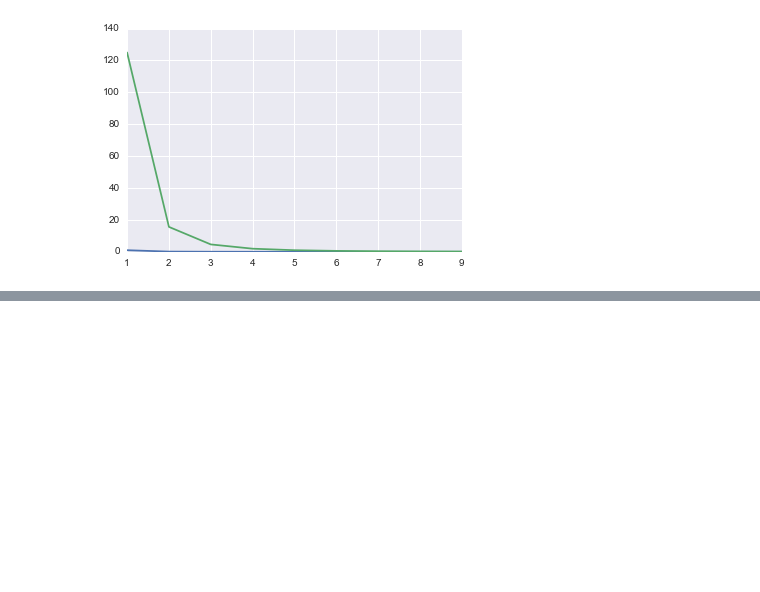
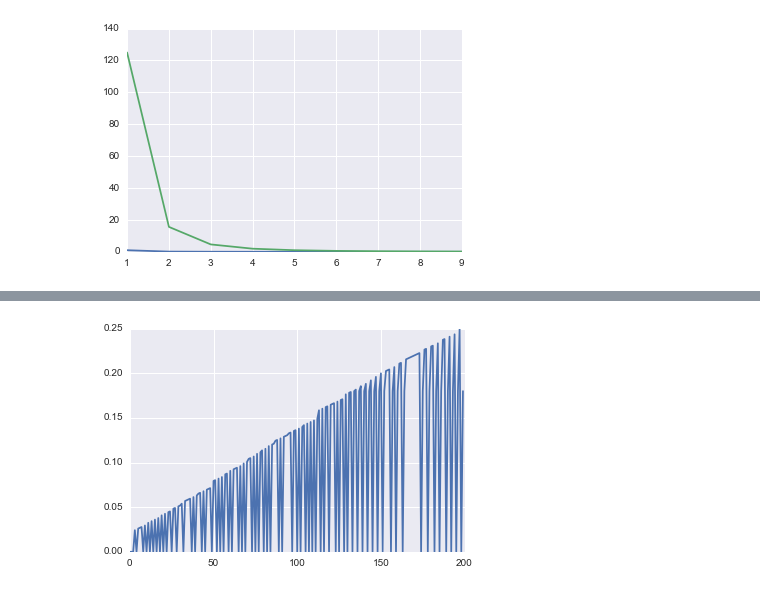
Before and after one commit to nathendel/marshall-lab, a Jupyter notebook: agent-based-ift.ipynb, the cells around one changed output, grey strips where cells are left out. Saved outputs shown, nothing was run; the diff lists cells and outputs as text; code cells hidden in the pictures; blank space fills up the shorter version.

```diff
--- a/agent-based-ift.ipynb
+++ b/agent-based-ift.ipynb
@@ -1089,0 +1028,4 @@ run(Cell2(L=0,N=50,trans_speed=1.8/10,avalanche_on=True,L_mod=True, build_size=.
+# %%
+plt.plot(bind.motors[0].track[0:200]);
+# %% [output]
+[figure, added]
```
Also changed, not shown: parts of 21 cells of this notebook.
